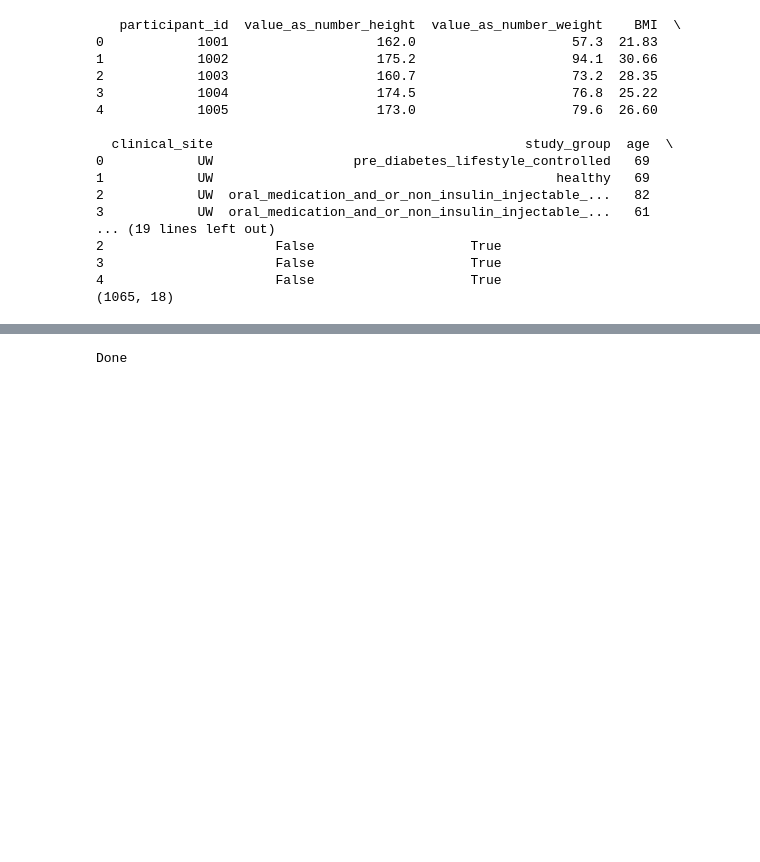
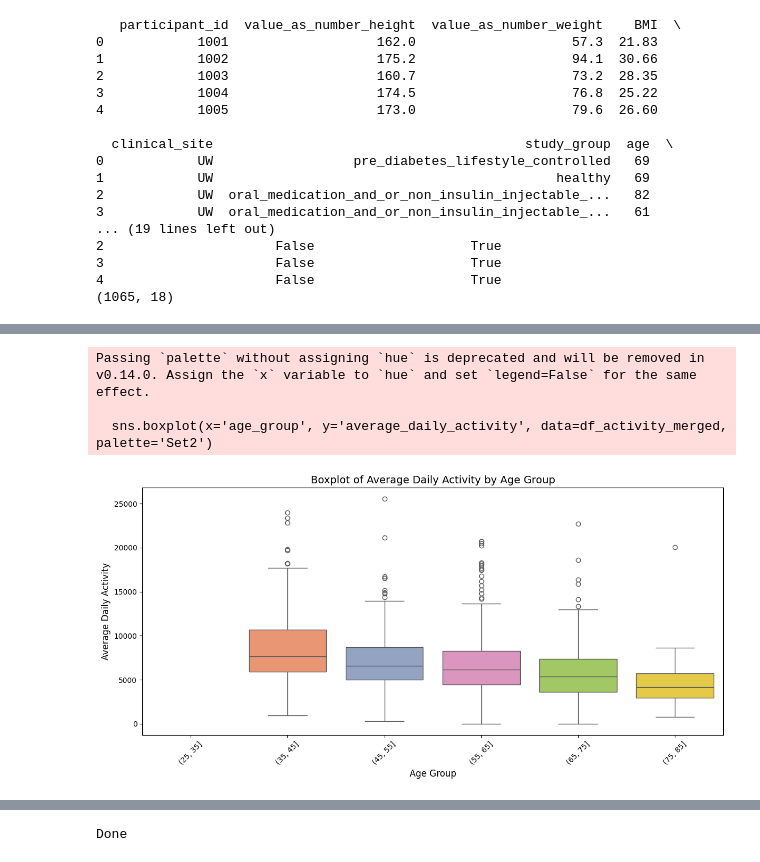
Before and after one commit to hbui138/RunningAndGlucoseTool, a Jupyter notebook: explore_cgm.ipynb, the cells around one changed output, grey strips where cells are left out. Drawn from its saved outputs; the diff is of its cells as text; code cells hidden in the pictures; blank space fills up the shorter version.

```diff
--- a/explore_cgm.ipynb
+++ b/explore_cgm.ipynb
@@ -492,0 +555,16 @@ Name: count, dtype: int64
+# %%
+activity_manifest_path = pilot_data_root + "wearable_activity_monitor/manifest.tsv"
+df_activity = pd.read_csv(activity_manifest_path, sep='\t')
+df_activity.dropna(subset=['physical_activity_filepath'], inplace=True)
+
+print(df_activity.shape)
+
+df_activity_merged = pd.merge(merged_data, df_activity, on='participant_id', how='inner')
+
+df_activity_merged = df_activity_merged[['participant_id', 'study_group', 'age_group', 'bmi_group', 'physical_activity_filepath',
+                           'average_daily_activity']]
+
+print(df_activity_merged.head())
+
+average_daily_activity_by_age_group = df_activity_merged.groupby('age_group')['average_daily_activity'].mean()
+print(average_daily_activity_by_age_group)
@@ -493 +589,25 @@ Name: count, dtype: int64
+# %%
+import seaborn as sns
+
+# Plot the boxplot for average daily activity across age groups
+plt.figure(figsize=(12, 6))
+
+sns.boxplot(x='age_group', y='average_daily_activity', data=df_activity_merged, palette='Set2')
+
+# Title and labels
+plt.title('Boxplot of Average Daily Activity by Age Group', fontsize=14)
+plt.xlabel('Age Group', fontsize=12)
+plt.ylabel('Average Daily Activity', fontsize=12)
+
+# Rotate x-ticks if necessary
+plt.xticks(rotation=45)
+
+# Show the plot
+plt.tight_layout()
+plt.show()
+# %% [output]
+Passing `palette` without assigning `hue` is deprecated and will be removed in v0.14.0. Assign the `x` variable to `hue` and set `legend=False` for the same effect.
+
+  sns.boxplot(x='age_group', y='average_daily_activity', data=df_activity_merged, palette='Set2')
+[figure, added]
 # %%
```
Also changed, not shown: parts of 6 cells of this notebook, 6 other files.
